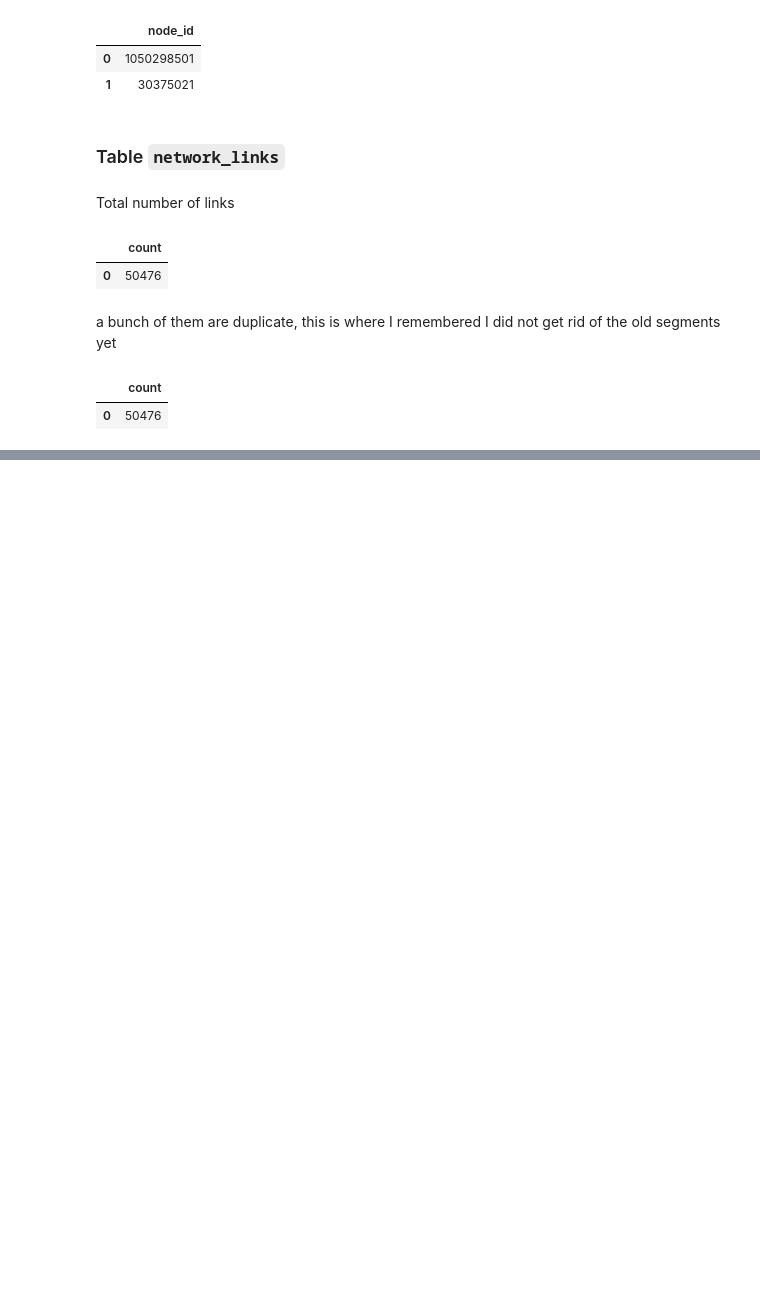
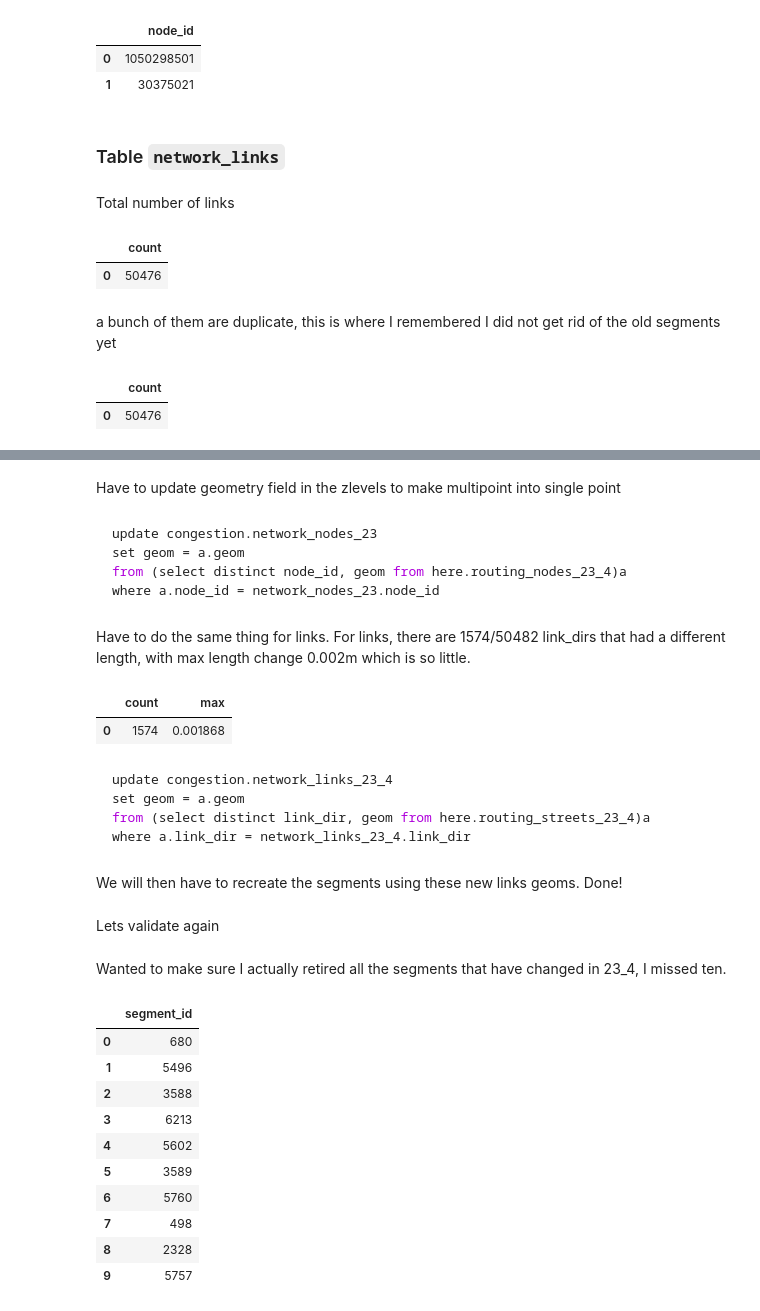
Before and after one commit to CityofToronto/bdit_congestion, a Jupyter notebook: congestion_network_creation/sql/update/notebooks/network_update_2023.ipynb, the cells around one changed output, grey strips where cells are left out. Saved outputs shown, nothing was run; the diff lists cells and outputs as text; code cells hidden in the pictures; blank space fills up the shorter version.

````diff
--- a/congestion_network_creation/sql/update/notebooks/network_update_2023.ipynb
+++ b/congestion_network_creation/sql/update/notebooks/network_update_2023.ipynb
@@ -742,0 +761,63 @@ nodes.head()
+# %% [markdown]
+Have to update geometry field in the zlevels to make multipoint into single point
+# %% [markdown]
+```sql
+update congestion.network_nodes_23
+set geom = a.geom
+from (select distinct node_id, geom from here.routing_nodes_23_4)a
+where a.node_id = network_nodes_23.node_id
+```
+# %% [markdown]
+Have to do the same thing for links. For links, there are 1574/50482 link_dirs that had a different length, with max length change 0.002m which is so little.
+# %%
+sql = '''
+select count(1), max(ST_length(ST_Setsrid(og.geom, 2952)) - ST_length(ST_Setsrid(v.geom, 2952)))
+from congestion.network_links_23_4 og
+left join (select distinct link_dir, geom from here.routing_streets_23_4) v using (link_dir)
+where ST_length(ST_Setsrid(og.geom, 2952)) - ST_length(ST_Setsrid(v.geom, 2952)) >0
+'''
+with con :
+    nodes = pandasql.read_sql(sql, connection_engine)
+nodes.head()
+# %% [output]
+|  | count | max |
+| 0 | 1574 | 0.001868 |
+# %% [markdown]
+```sql
+update congestion.network_links_23_4
+set geom = a.geom
+from (select distinct link_dir, geom from here.routing_streets_23_4)a
+where a.link_dir = network_links_23_4.link_dir
+```
+# %% [markdown]
+We will then have to recreate the segments using these new links geoms. Done!
+# %% [markdown]
+Lets validate again
+# %% [markdown]
+Wanted to make sure I actually retired all the segments that have changed in 23_4, I missed ten.
+# %%
+sql = '''with temp as (
+select segment_id from congestion.network_segments
+except
+select segment_id from congestion.network_segments_23_4_geom )
+
+select segment_id from temp
+except
+select segment_id from congestion.network_segments_retired
+where here_version = '22_2'
+'''
+with con :
+    nodes = pandasql.read_sql(sql, connection_engine)
+nodes.head(10)
+# %% [output]
+|  | segment_id |
+| 0 | 680 |
+| 1 | 5496 |
+| 2 | 3588 |
+| 3 | 6213 |
+| 4 | 5602 |
+| 5 | 3589 |
+| 6 | 5760 |
+| 7 | 498 |
+| 8 | 2328 |
+| 9 | 5757 |
````
Also changed, not shown: parts of 4 cells of this notebook, 2 other files.
